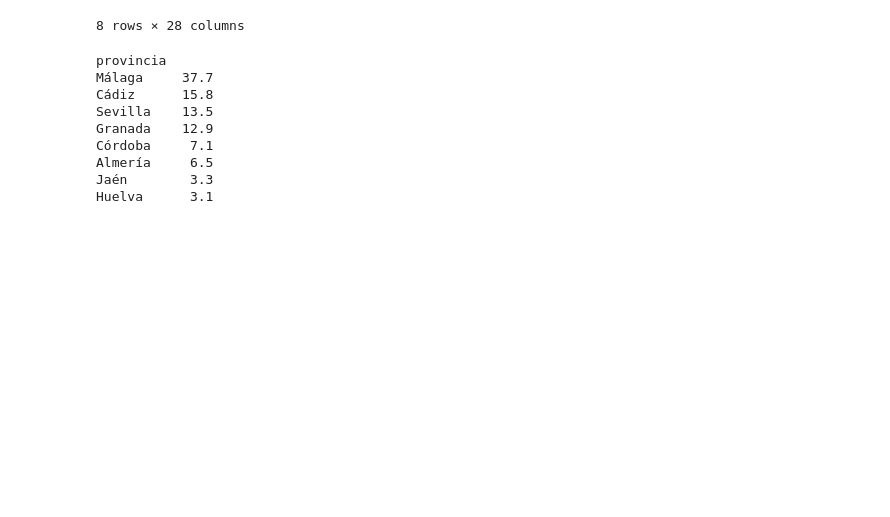
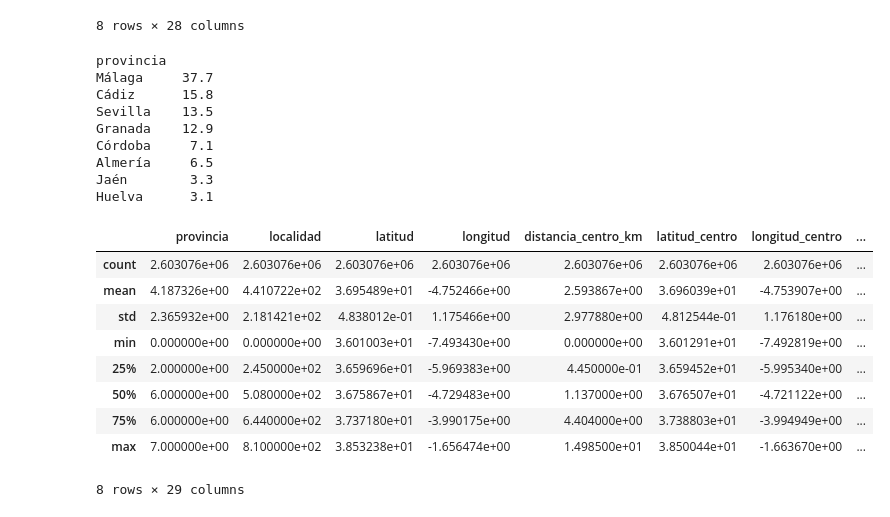
Before and after one commit to Marjimleo3/TFG, a Jupyter notebook: TFG_Chollos/Cleaning/Tester.ipynb, the cells around one changed output. Saved outputs shown, nothing was run; the diff lists cells and outputs as text; code cells hidden in the pictures; blank space fills up the shorter version.

```diff
--- a/TFG_Chollos/Cleaning/Tester.ipynb
+++ b/TFG_Chollos/Cleaning/Tester.ipynb
@@ -135,3 +135,22 @@ Córdoba     7.1
 Almería     6.5
 Jaén        3.3
 Huelva      3.1
+# %%
+from TFG_Chollos.utils import conseguir_ruta_general_TFG
+import pandas as pd
+
+BASE = conseguir_ruta_general_TFG()
+
+df_1 = pd.read_parquet(BASE / 'data' / 'processed' / 'modelizacion' / f'db_final_codificada.parquet')
+df_1.describe()
+# %% [output]
+|  | provincia | localidad | latitud | longitud | distancia_centro_km | latitud_centro | longitud_centro | ... |
+| count | 2.603076e+06 | 2.603076e+06 | 2.603076e+06 | 2.603076e+06 | 2.603076e+06 | 2.603076e+06 | 2.603076e+06 | ... |
+| mean | 4.187326e+00 | 4.410722e+02 | 3.695489e+01 | -4.752466e+00 | 2.593867e+00 | 3.696039e+01 | -4.753907e+00 | ... |
+| std | 2.365932e+00 | 2.181421e+02 | 4.838012e-01 | 1.175466e+00 | 2.977880e+00 | 4.812544e-01 | 1.176180e+00 | ... |
+| min | 0.000000e+00 | 0.000000e+00 | 3.601003e+01 | -7.493430e+00 | 0.000000e+00 | 3.601291e+01 | -7.492819e+00 | ... |
+| 25% | 2.000000e+00 | 2.450000e+02 | 3.659696e+01 | -5.969383e+00 | 4.450000e-01 | 3.659452e+01 | -5.995340e+00 | ... |
+| 50% | 6.000000e+00 | 5.080000e+02 | 3.675867e+01 | -4.729483e+00 | 1.137000e+00 | 3.676507e+01 | -4.721122e+00 | ... |
+| 75% | 6.000000e+00 | 6.440000e+02 | 3.737180e+01 | -3.990175e+00 | 4.404000e+00 | 3.738803e+01 | -3.994949e+00 | ... |
+| max | 7.000000e+00 | 8.100000e+02 | 3.853238e+01 | -1.656474e+00 | 1.498500e+01 | 3.850044e+01 | -1.663670e+00 | ... |
+8 rows × 29 columns
```
Also changed, not shown: 3 other files.
